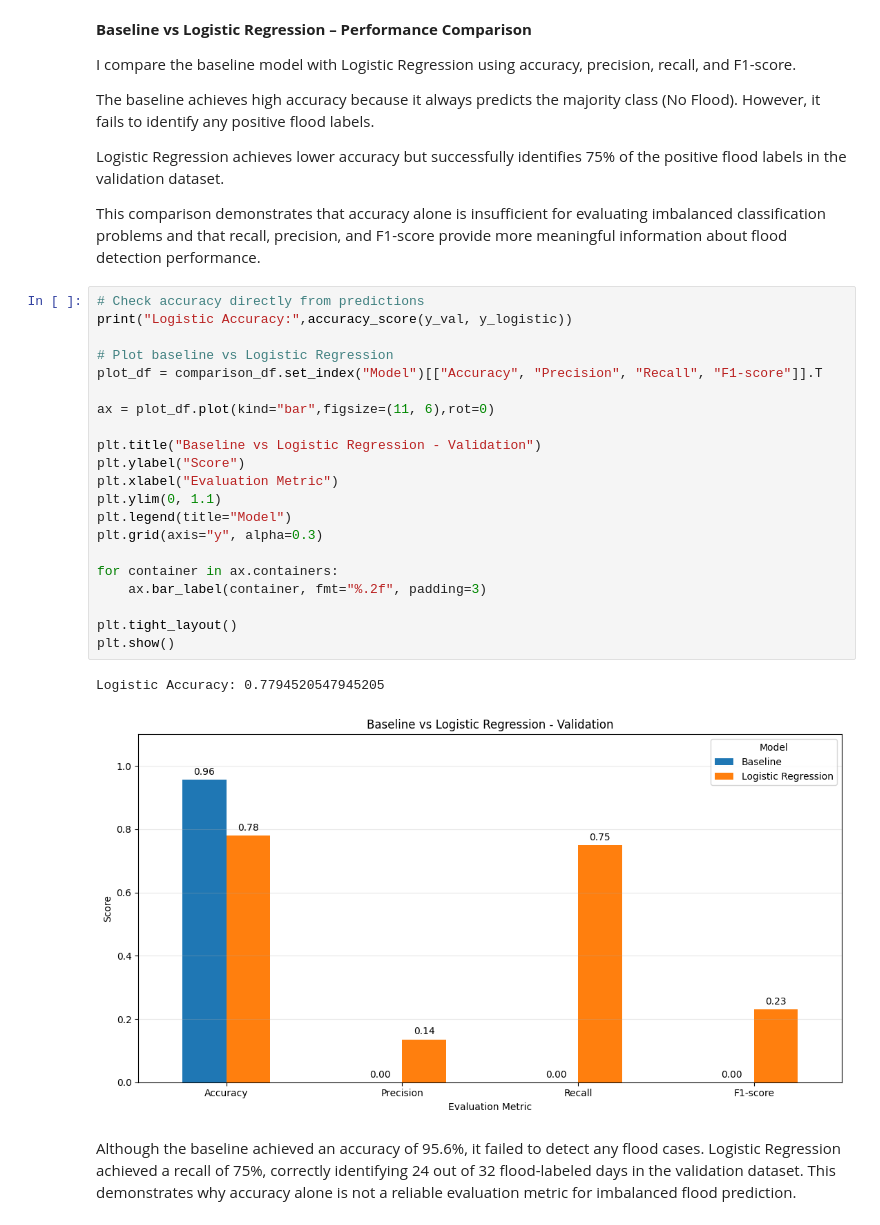
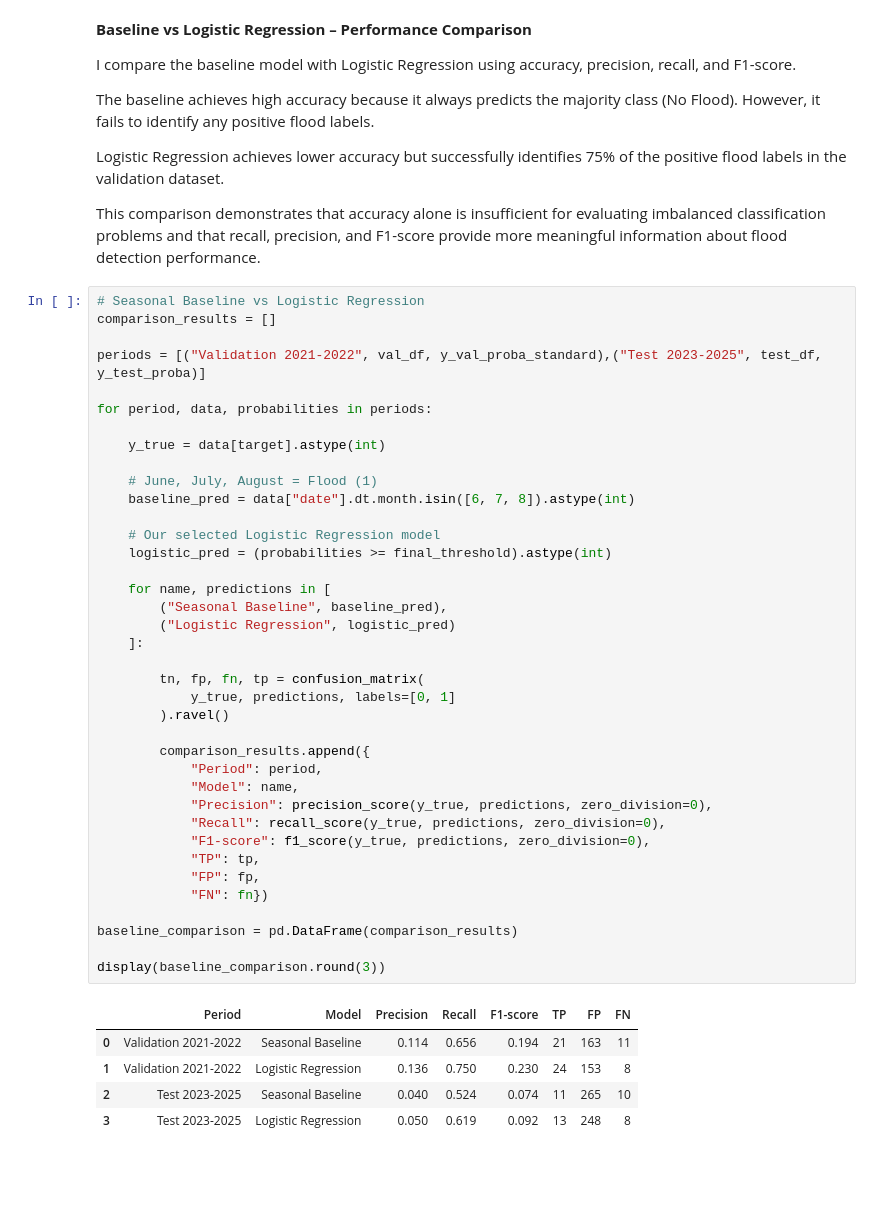
Before and after one commit to Burzo572/dsb_project, a Jupyter notebook: Logistic_Regression_Modeling_Janko.ipynb, the cells around one changed output. Cells and saved outputs as stored; diff of their text form; blank space fills up the shorter version.

```diff
--- a/Logistic_Regression_Modeling_Janko.ipynb
+++ b/Logistic_Regression_Modeling_Janko.ipynb
@@ -820,29 +841,47 @@ The baseline achieves high accuracy because it always predicts the majority clas
 Logistic Regression achieves lower accuracy but successfully identifies 75% of the positive flood labels in the validation dataset.
 
 This comparison demonstrates that accuracy alone is insufficient for evaluating imbalanced classification problems and that recall, precision, and F1-score provide more meaningful information about flood detection performance.
-# %%
-# Check accuracy directly from predictions
-print("Logistic Accuracy:",accuracy_score(y_val, y_logistic))
-
-# Plot baseline vs Logistic Regression
-plot_df = comparison_df.set_index("Model")[["Accuracy", "Precision", "Recall", "F1-score"]].T
-
-ax = plot_df.plot(kind="bar",figsize=(11, 6),rot=0)
-
-plt.title("Baseline vs Logistic Regression - Validation")
-plt.ylabel("Score")
-plt.xlabel("Evaluation Metric")
-plt.ylim(0, 1.1)
-plt.legend(title="Model")
-plt.grid(axis="y", alpha=0.3)
-
-for container in ax.containers:
-    ax.bar_label(container, fmt="%.2f", padding=3)
-
-plt.tight_layout()
-plt.show()
-# %% [output]
-Logistic Accuracy: 0.7794520547945205
-[figure, removed]
-# %% [markdown]
-Although the baseline achieved an accuracy of 95.6%, it failed to detect any flood cases. Logistic Regression achieved a recall of 75%, correctly identifying 24 out of 32 flood-labeled days in the validation dataset. This demonstrates why accuracy alone is not a reliable evaluation metric for imbalanced flood prediction.
+# %%
+# Seasonal Baseline vs Logistic Regression
+comparison_results = []
+
+periods = [("Validation 2021-2022", val_df, y_val_proba_standard),("Test 2023-2025", test_df, y_test_proba)]
+
+for period, data, probabilities in periods:
+
+    y_true = data[target].astype(int)
+
+    # June, July, August = Flood (1)
+    baseline_pred = data["date"].dt.month.isin([6, 7, 8]).astype(int)
+
+    # Our selected Logistic Regression model
+    logistic_pred = (probabilities >= final_threshold).astype(int)
+
+    for name, predictions in [
+        ("Seasonal Baseline", baseline_pred),
+        ("Logistic Regression", logistic_pred)
+    ]:
+
+        tn, fp, fn, tp = confusion_matrix(
+            y_true, predictions, labels=[0, 1]
+        ).ravel()
+
+        comparison_results.append({
+            "Period": period,
+            "Model": name,
+            "Precision": precision_score(y_true, predictions, zero_division=0),
+            "Recall": recall_score(y_true, predictions, zero_division=0),
+            "F1-score": f1_score(y_true, predictions, zero_division=0),
+            "TP": tp,
+            "FP": fp,
+            "FN": fn})
+
+baseline_comparison = pd.DataFrame(comparison_results)
+
+display(baseline_comparison.round(3))
+# %% [output]
+|  | Period | Model | Precision | Recall | F1-score | TP | FP | FN |
+| 0 | Validation 2021-2022 | Seasonal Baseline | 0.114 | 0.656 | 0.194 | 21 | 163 | 11 |
+| 1 | Validation 2021-2022 | Logistic Regression | 0.136 | 0.750 | 0.230 | 24 | 153 | 8 |
+| 2 | Test 2023-2025 | Seasonal Baseline | 0.040 | 0.524 | 0.074 | 11 | 265 | 10 |
+| 3 | Test 2023-2025 | Logistic Regression | 0.050 | 0.619 | 0.092 | 13 | 248 | 8 |
```
Also changed, not shown: parts of 6 cells of this notebook.
